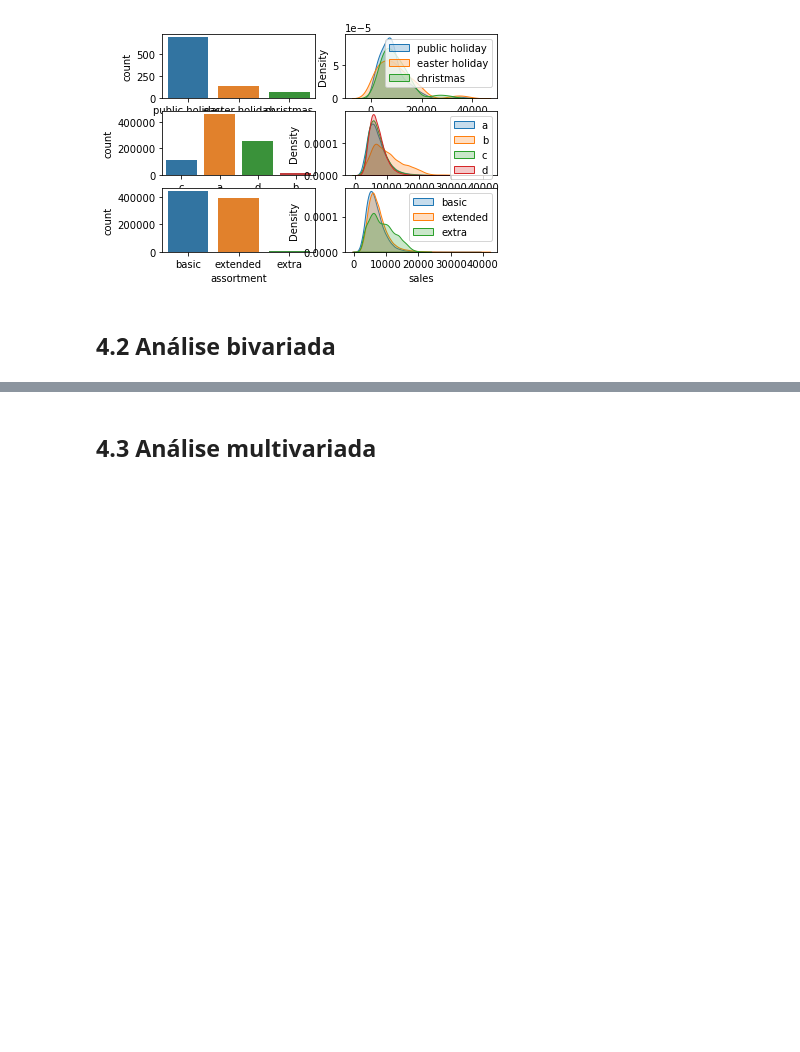
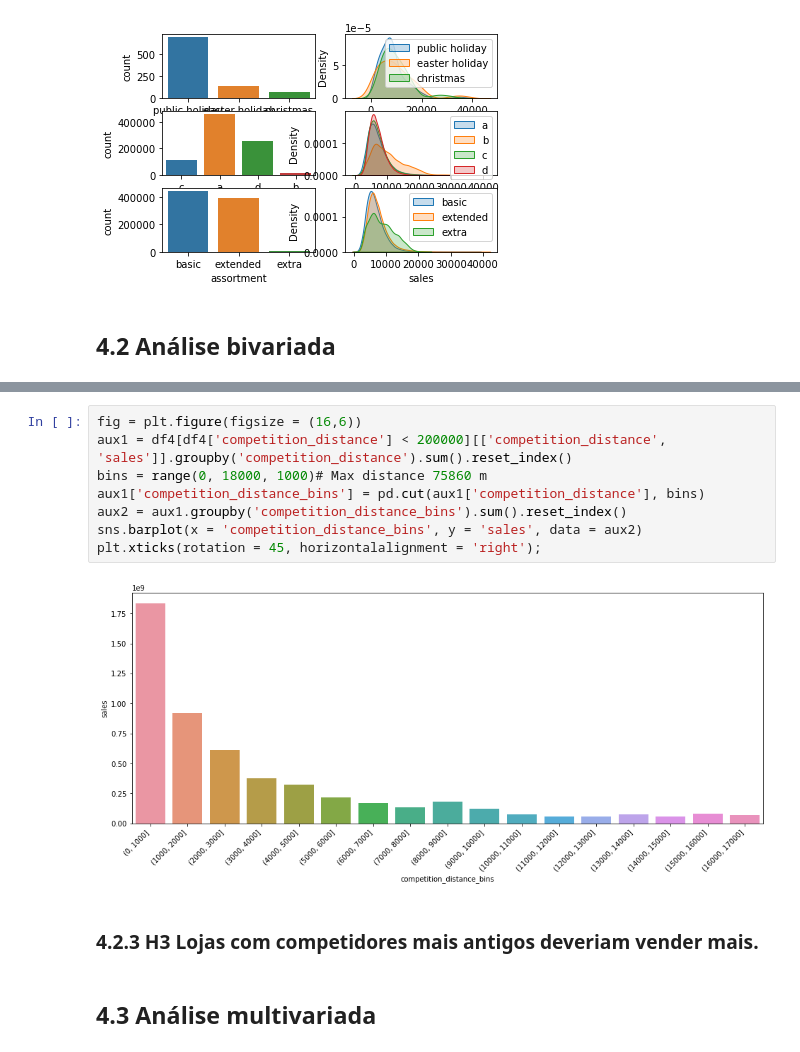
Before and after one commit to paixaols/rossmann-store-sales, a Jupyter notebook: Rossmann_sales_prediction.ipynb, the cells around one changed output, grey strips where cells are left out. Saved outputs shown, nothing was run; the diff lists cells and outputs as text; blank space fills up the shorter version.

```diff
--- a/Rossmann_sales_prediction.ipynb
+++ b/Rossmann_sales_prediction.ipynb
@@ -409,3 +441,15 @@ plt.legend()
+# %%
+fig = plt.figure(figsize = (16,6))
+aux1 = df4[df4['competition_distance'] < 200000][['competition_distance', 'sales']].groupby('competition_distance').sum().reset_index()
+bins = range(0, 18000, 1000)# Max distance 75860 m
+aux1['competition_distance_bins'] = pd.cut(aux1['competition_distance'], bins)
+aux2 = aux1.groupby('competition_distance_bins').sum().reset_index()
+sns.barplot(x = 'competition_distance_bins', y = 'sales', data = aux2)
+plt.xticks(rotation = 45, horizontalalignment = 'right');
+# %% [output]
+[figure, added]
+# %% [markdown]
+### 4.2.3 H3 Lojas com competidores mais antigos deveriam vender mais.
 # %% [markdown]
 ## 4.3 Análise multivariada
 # %% [markdown]
```
Also changed, not shown: parts of 6 cells of this notebook.
